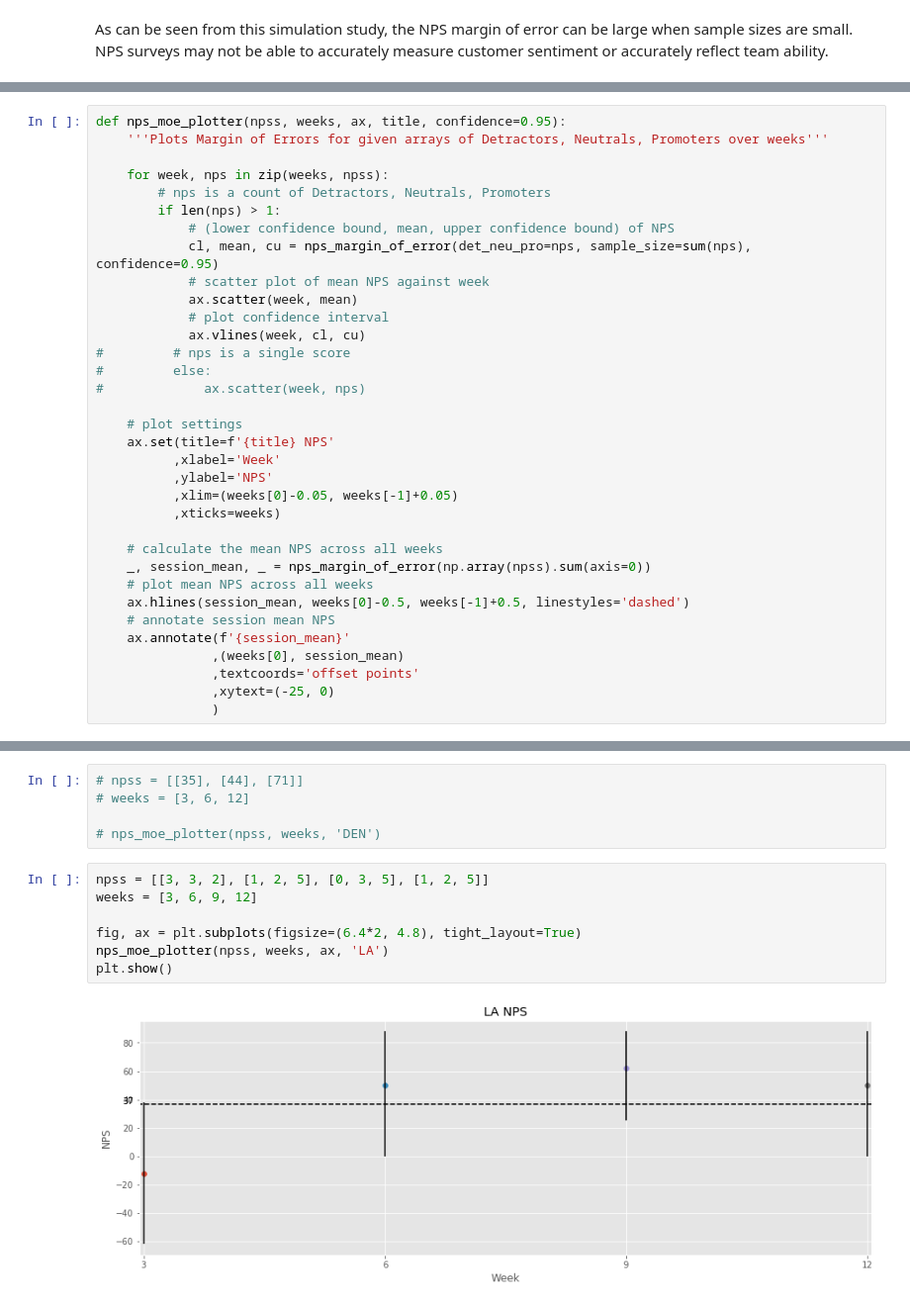
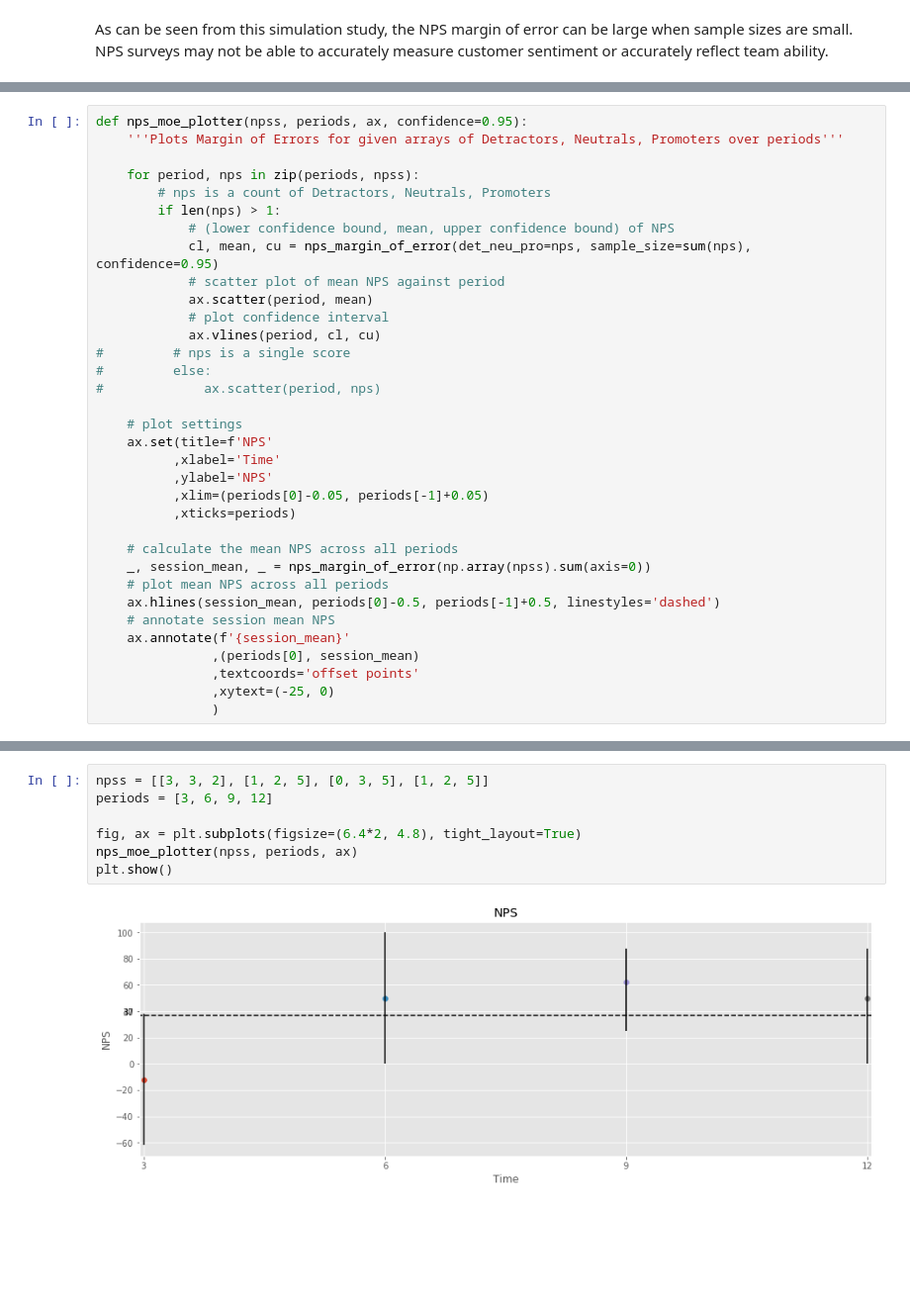
Before and after one commit to kinyipchien/nps-small-sample-sim, a Jupyter notebook: nps_simulation.ipynb, the cells around one changed output, grey strips where cells are left out. Shown: that part at 99% size. Saved outputs shown, nothing was run; the diff lists cells and outputs as text; blank space fills up the shorter version.

```diff
--- a/nps_simulation.ipynb
+++ b/nps_simulation.ipynb
@@ -204,34 +206,34 @@ As can be seen from this simulation study, the NPS margin of error can be large
 # %%
-def nps_moe_plotter(npss, weeks, ax, title, confidence=0.95):
-    '''Plots Margin of Errors for given arrays of Detractors, Neutrals, Promoters over weeks'''
+def nps_moe_plotter(npss, periods, ax, confidence=0.95):
+    '''Plots Margin of Errors for given arrays of Detractors, Neutrals, Promoters over periods'''
 
-    for week, nps in zip(weeks, npss):
+    for period, nps in zip(periods, npss):
         # nps is a count of Detractors, Neutrals, Promoters
         if len(nps) > 1:
             # (lower confidence bound, mean, upper confidence bound) of NPS
             cl, mean, cu = nps_margin_of_error(det_neu_pro=nps, sample_size=sum(nps), confidence=0.95)
-            # scatter plot of mean NPS against week
-            ax.scatter(week, mean)
+            # scatter plot of mean NPS against period
+            ax.scatter(period, mean)
             # plot confidence interval
-            ax.vlines(week, cl, cu)
+            ax.vlines(period, cl, cu)
 #         # nps is a single score
 #         else:
-#             ax.scatter(week, nps)
+#             ax.scatter(period, nps)
 
     # plot settings
-    ax.set(title=f'{title} NPS'
-          ,xlabel='Week'
+    ax.set(title=f'NPS'
+          ,xlabel='Time'
           ,ylabel='NPS'
-          ,xlim=(weeks[0]-0.05, weeks[-1]+0.05)
-          ,xticks=weeks)
+          ,xlim=(periods[0]-0.05, periods[-1]+0.05)
+          ,xticks=periods)
 
-    # calculate the mean NPS across all weeks
+    # calculate the mean NPS across all periods
     _, session_mean, _ = nps_margin_of_error(np.array(npss).sum(axis=0))
-    # plot mean NPS across all weeks
-    ax.hlines(session_mean, weeks[0]-0.5, weeks[-1]+0.5, linestyles='dashed')
+    # plot mean NPS across all periods
+    ax.hlines(session_mean, periods[0]-0.5, periods[-1]+0.5, linestyles='dashed')
     # annotate session mean NPS
     ax.annotate(f'{session_mean}'
-               ,(weeks[0], session_mean)
+               ,(periods[0], session_mean)
                ,textcoords='offset points'
                ,xytext=(-25, 0)
                )
@@ -249,16 +249,11 @@ plt.show()
-# %%
-# npss = [[35], [44], [71]]
-# weeks = [3, 6, 12]
-
-# nps_moe_plotter(npss, weeks, 'DEN')
 # %%
 npss = [[3, 3, 2], [1, 2, 5], [0, 3, 5], [1, 2, 5]]
-weeks = [3, 6, 9, 12]
+periods = [3, 6, 9, 12]
 
 fig, ax = plt.subplots(figsize=(6.4*2, 4.8), tight_layout=True)
-nps_moe_plotter(npss, weeks, ax, 'LA')
+nps_moe_plotter(npss, periods, ax)
 plt.show()
 # %% [output]
-[figure, old version]
+[figure, new version]
 # %%
 npss = [[0, 2, 5], [0, 1, 6], [0, 0, 6], [1, 0, 6]]
```
Also changed, not shown: parts of 9 cells of this notebook.
